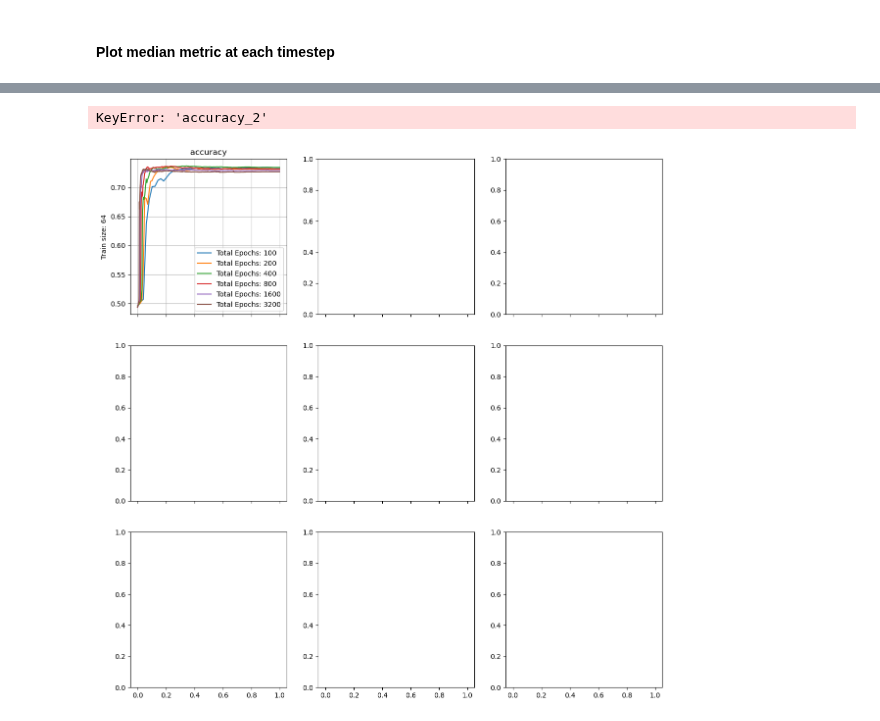
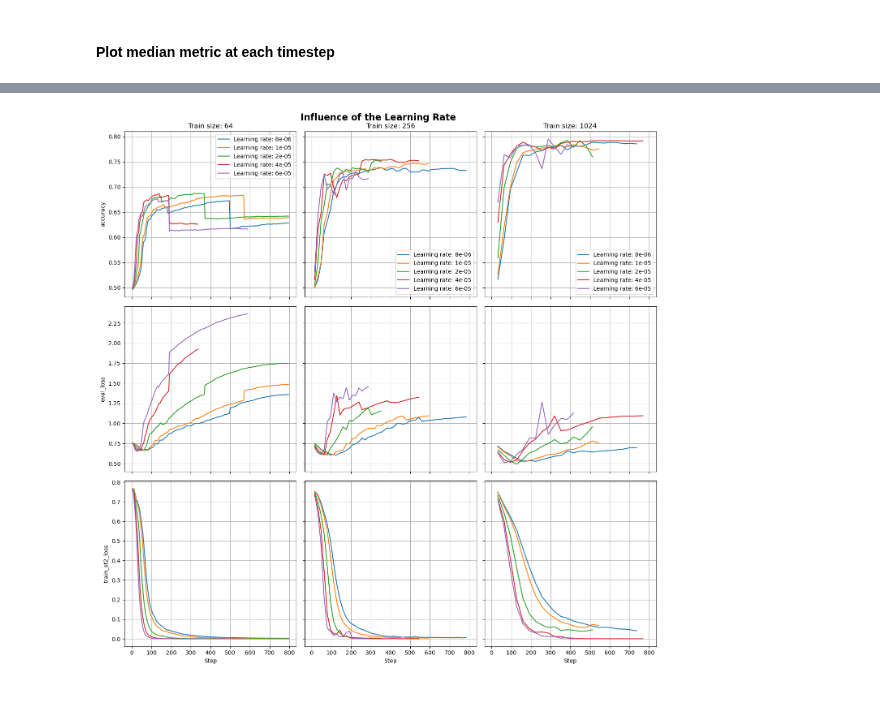
Before and after one commit to Ricu/fantastic-umbrella, a Jupyter notebook: notebooks/plotting_histories.ipynb, the cells around one changed output, grey strips where cells are left out. Cells and saved outputs as stored; diff of their text form; code cells hidden in the pictures.

```diff
--- a/notebooks/plotting_histories.ipynb
+++ b/notebooks/plotting_histories.ipynb
@@ -117,0 +133,11 @@ plt.show()
+# %%
+def read_wandb_csv(loc):
+    df = pd.read_csv(loc)
+    df.param_config_id = df.param_config_id.astype('str')
+    return df
+df_64 = read_wandb_csv("B_0064_sweeps_400QNLI.csv")
+df_256 = read_wandb_csv("B_0256_sweeps_100QNLI.csv")
+df_1024 = read_wandb_csv("B_1024_sweeps_25QNLI.csv")
+# %%
+df_all = pd.concat([df_64,df_256,df_1024], axis=0, ignore_index=True)
+df_all["ID"]
@@ -117,0 +183,4 @@ plt.show()
+# %%
+with open("A_2_learning_rate.pkl",'rb') as f:
+    df = pickle.load(f)
+df.head()
@@ -119,59 +196,65 @@ plt.show()
 import matplotlib.pyplot as plt
 
 metrics = ['accuracy', 'eval_loss', 'train_st2_loss']
 
 # Create a new figure
 fig, axs = plt.subplots(
     3,
     len(metrics),
     sharex=True,
+    sharey='row',
     figsize = (14,14)
     # figsize = (TEXTWIDTH,TEXTWIDTH)
     )
 
+df["mode"] = df["catch_dropout"].fillna(1).map({0: 'FUMBRELLA', 1: 'VANILLA'})
+selected_rows = functools.reduce(
+    operator.and_,
+    [
+        df["insert_dropout"] == 0.1,
+        df["dataset_seed"] == 1,
+        df["mode"] == 'VANILLA'
+        # df["Tags"].str.contains('modded')
+    ]
+    )
 
-for idx, (train_size, sub_dict) in enumerate(history_dict.items()):
-    best_acc_index = {}
-    for idy, metric in enumerate(metrics):
+filtered_df = df.loc[selected_rows]
 
-        for num_train_epochs, history_df in sub_dict.items():
-            metric_columns = history_df.filter(regex=f'{metric}_').copy()
-            if metric == 'accuracy':
-                best_acc_index[num_train_epochs] = metric_columns.max(axis=0).idxmax()
+training_sizes = df["training_size"].unique()
+for idy, train_size in enumerate(training_sizes):
+    for idx, metric in enumerate(metrics):
+        grouped_df = filtered_df.loc[df["training_size"]==train_size].groupby(["learning_rate","_step"])
+        statistics = grouped_df[metric].agg(['mean', 'median', 'std'])
+        # idx = medians.groupby(['mode','training_size']).idxmax()
+        # best_combinations = filtered_df.loc[filtered_df.set_index(['mode','training_size', 'insert_dropout', 'learning_rate',]).index.isin(idx)]
+
+        for learning_rate in statistics.index.get_level_values('learning_rate').unique():
+            lr_stats = statistics.loc[learning_rate]
+            axs[idx,idy].plot(lr_stats.index, lr_stats["mean"], label=f'Learning rate: {learning_rate}')
 
 
-
-            metric_columns = metric_columns[best_acc_index[num_train_epochs]]
-            # Compute the mean, standard deviation, and median
-            # metric_columns['mean'] = metric_columns.mean(axis=1)
-            # metric_columns['std'] = metric_columns.std(axis=1)
-            # metric_columns['median'] = metric_columns.median(axis=1)
-
-            # Normalize the index (timesteps) to a range from 0 to 1
-            normalized_index = metric_columns.index / metric_columns.index.max()
-            # Plot the median on the respective subplot
-            axs[idx,idy].plot(normalized_index, metric_columns, label=f'Total Epochs: {num_train_epochs}')
-
+            # color = line.get_color()
+            # axs[idx,idy].plot(normalized_index, metric_columns['mean'] - metric_columns['std'], color=color, linestyle='--')
+            # axs[idx,idy].plot(normalized_index, metric_columns['mean'] + metric_columns['std'], color=color, linestyle='--')
             # Add a shaded region for the standard deviation
-            # axs[idx,idy].fill_between(normalized_index, (metric_columns['median'] - metric_columns['std']), (metric_columns['median'] + metric_columns['std']), alpha=0.2)
+            # axs[idx,idy].fill_between(normalized_index, (metric_columns['median'] - metric_columns['std']), (metric_columns['median'] + metric_columns['std']), alpha=1)
+        if idy == 0:
+            axs[idx,idy].set_ylabel(metric)
         if idx == 0:
-            axs[idx,idy].set_title(metric)
-        if idy == 0:
-            axs[idx,idy].set_ylabel(f'Train size: {train_size}')
-        if idx == len(history_dict) - 1:
-            axs[idx,idy].set_xlabel('Normalized timestep')
+            axs[idx,idy].set_title(f'Train size: {train_size}')
+        if idx == len(training_sizes) - 1:
+            axs[idx,idy].set_xlabel('Step')
             # axs[idx,idy].set_xlabel('Epoch')
 
         axs[idx,idy].grid(True,which='major')
         axs[idx,idy].grid(True,which='minor')
 
-        if idy == 0:
+        if idx == 0:
             axs[idx,idy].legend()
-
+fig.suptitle('Influence of the Learning Rate', fontsize=16,weight='bold')
 # Show the plot
 plt.tight_layout()
 # plt.savefig('A_testing_num_epochs_plot_normalized.pdf', format='pdf')
 plt.show()
 # %% [output]
-KeyError: 'accuracy_2'
-[figure, old version]
+[figure, new version]
```
Also changed, not shown: parts of 15 cells of this notebook, 8 other files.
